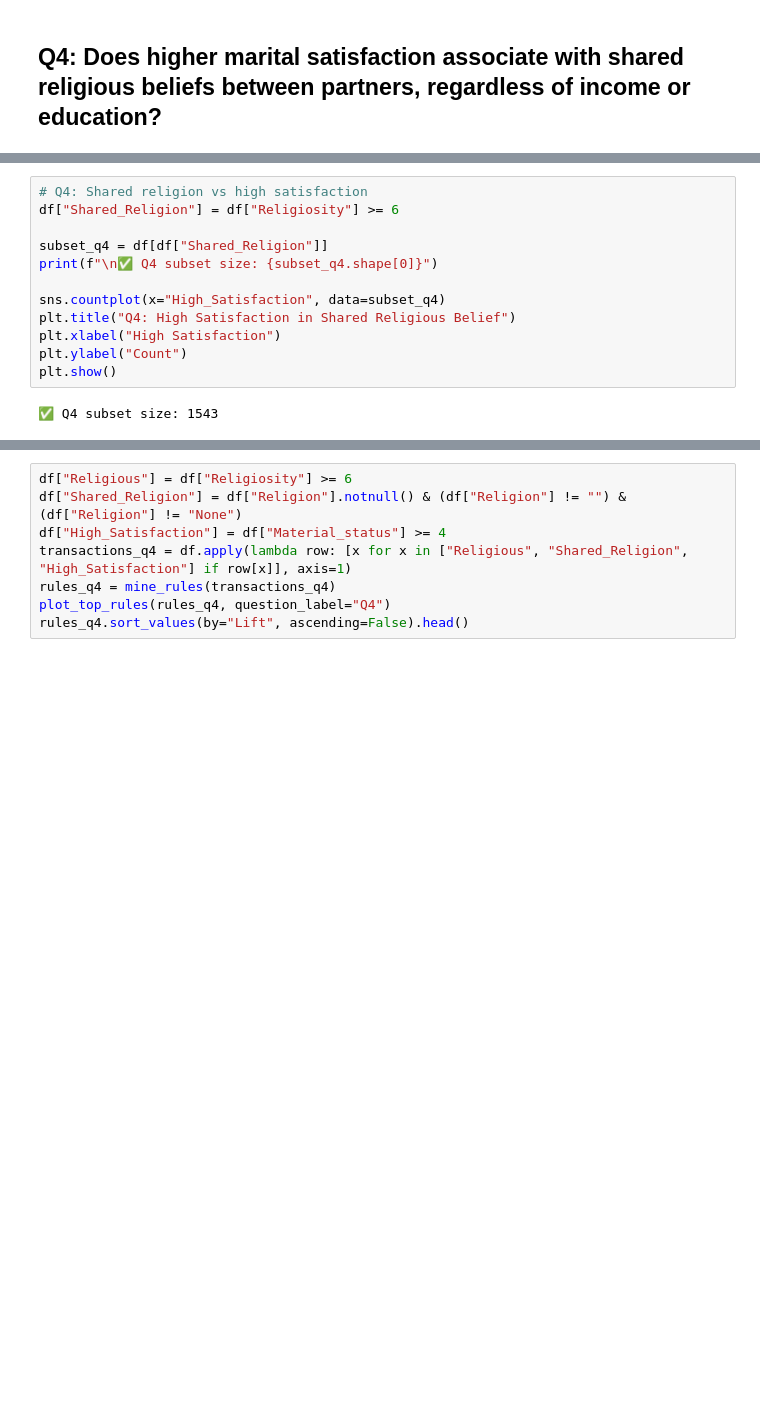
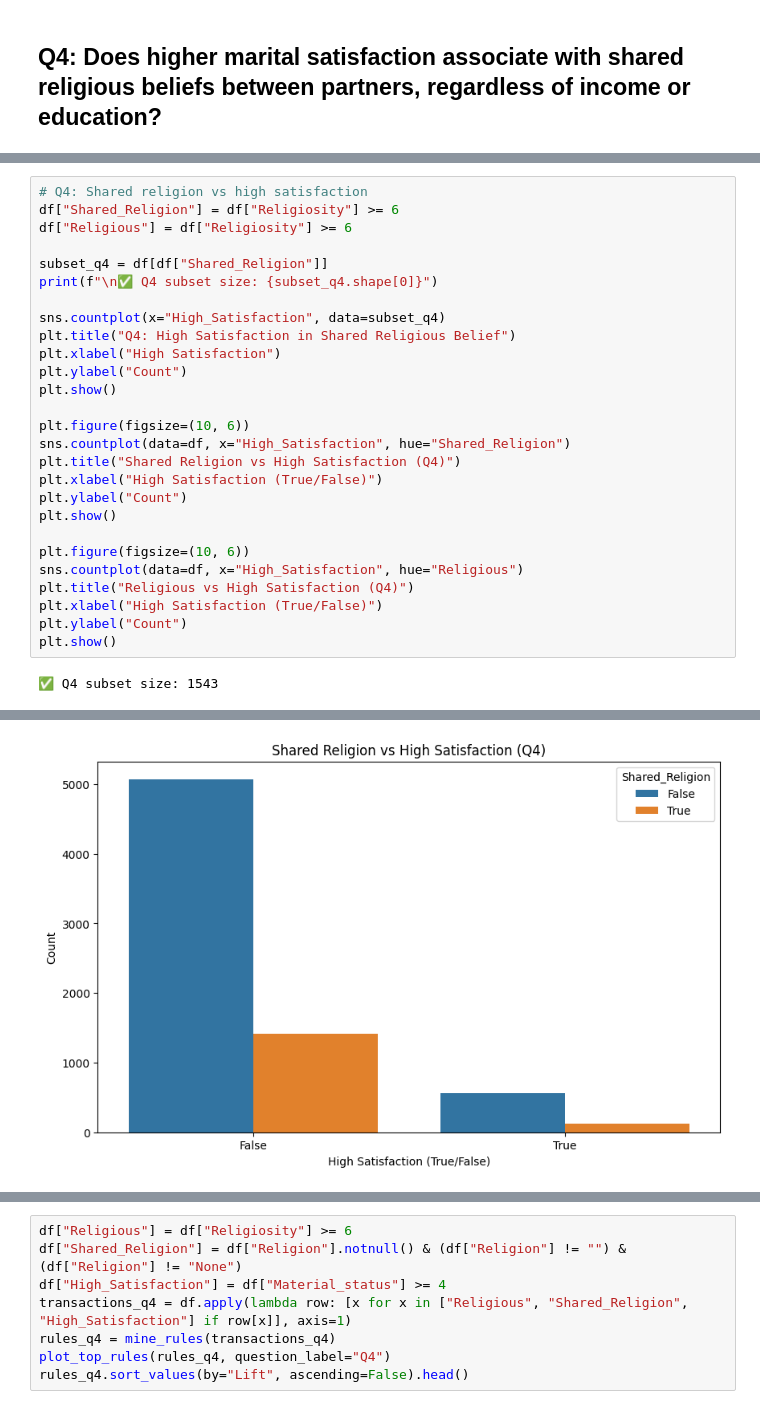
Before and after one commit to JiaJun0207/DataMiningAssignment, a Jupyter notebook: TT2L_G1.ipynb, the cells around one changed output, grey strips where cells are left out. Drawn from its saved outputs; the diff is of its cells as text; blank space fills up the shorter version.

```diff
--- a/TT2L_G1.ipynb
+++ b/TT2L_G1.ipynb
@@ -304,15 +491,31 @@ This finding highlights how early-stage marriages without children may face uniq
 # %%
 # Q4: Shared religion vs high satisfaction
 df["Shared_Religion"] = df["Religiosity"] >= 6
+df["Religious"] = df["Religiosity"] >= 6
 
 subset_q4 = df[df["Shared_Religion"]]
 print(f"\n✅ Q4 subset size: {subset_q4.shape[0]}")
 
 sns.countplot(x="High_Satisfaction", data=subset_q4)
 plt.title("Q4: High Satisfaction in Shared Religious Belief")
 plt.xlabel("High Satisfaction")
 plt.ylabel("Count")
 plt.show()
+
+plt.figure(figsize=(10, 6))
+sns.countplot(data=df, x="High_Satisfaction", hue="Shared_Religion")
+plt.title("Shared Religion vs High Satisfaction (Q4)")
+plt.xlabel("High Satisfaction (True/False)")
+plt.ylabel("Count")
+plt.show()
+
+plt.figure(figsize=(10, 6))
+sns.countplot(data=df, x="High_Satisfaction", hue="Religious")
+plt.title("Religious vs High Satisfaction (Q4)")
+plt.xlabel("High Satisfaction (True/False)")
+plt.ylabel("Count")
+plt.show()
 # %% [output]
 ✅ Q4 subset size: 1543
 [figure]
+[figure, added]
```
Also changed, not shown: parts of 22 cells of this notebook.
